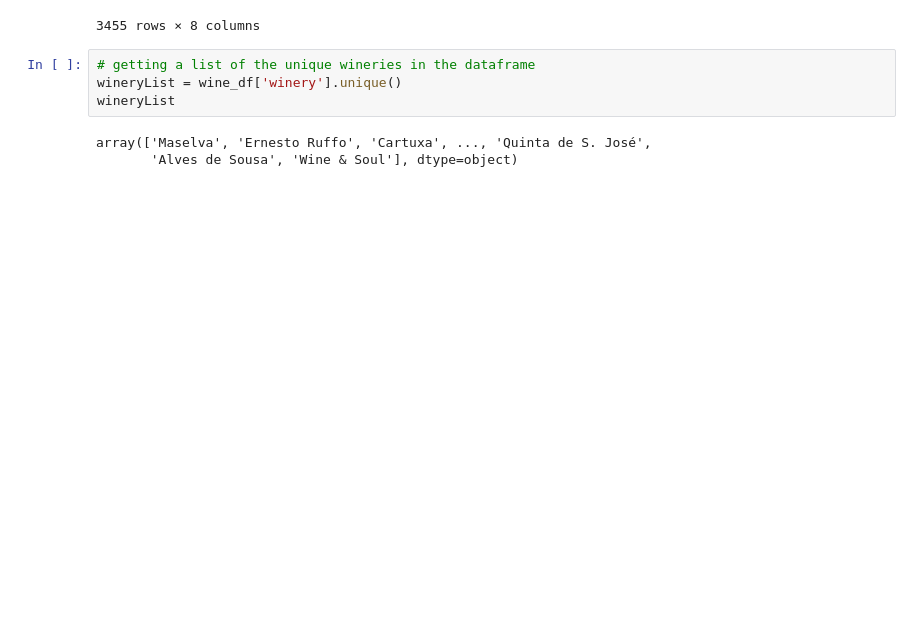
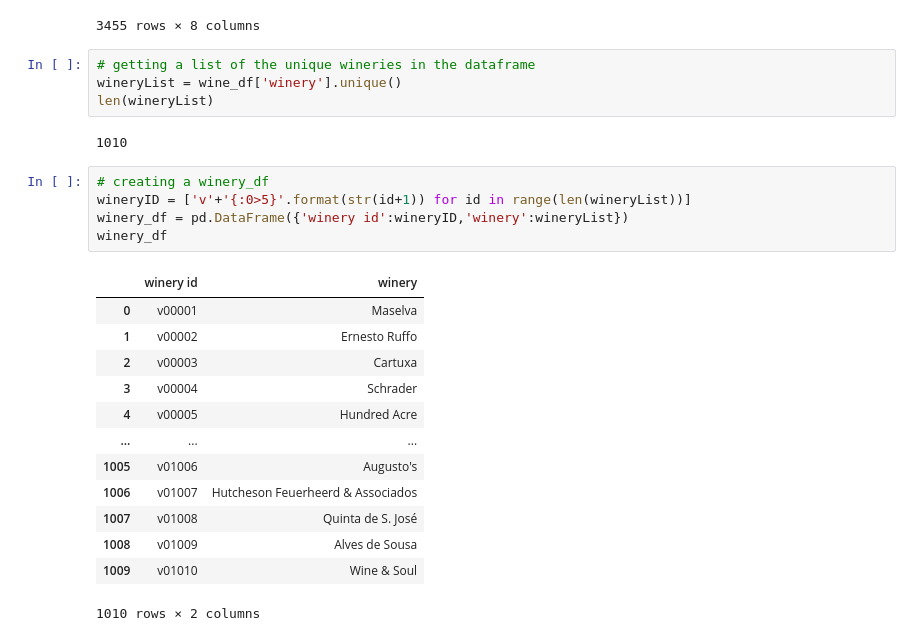
Before and after one commit to SantDRS/G3_Project3, a Jupyter notebook: starterCode.ipynb, the cells around one changed output. Drawn from its saved outputs; the diff is of its cells as text; blank space fills up the shorter version.

```diff
--- a/starterCode.ipynb
+++ b/starterCode.ipynb
@@ -191,10 +191,28 @@ wine_df
 # %%
 # getting a list of the unique wineries in the dataframe
 wineryList = wine_df['winery'].unique()
-wineryList
+len(wineryList)
 # %% [output]
-array(['Maselva', 'Ernesto Ruffo', 'Cartuxa', ..., 'Quinta de S. José',
-       'Alves de Sousa', 'Wine & Soul'], dtype=object)
+1010
+# %%
+# creating a winery_df
+wineryID = ['v'+'{:0>5}'.format(str(id+1)) for id in range(len(wineryList))]
+winery_df = pd.DataFrame({'winery id':wineryID,'winery':wineryList})
+winery_df
+# %% [output]
+|  | winery id | winery |
+| 0 | v00001 | Maselva |
+| 1 | v00002 | Ernesto Ruffo |
+| 2 | v00003 | Cartuxa |
+| 3 | v00004 | Schrader |
+| 4 | v00005 | Hundred Acre |
+| ... | ... | ... |
+| 1005 | v01006 | Augusto's |
+| 1006 | v01007 | Hutcheson Feuerheerd & Associados |
+| 1007 | v01008 | Quinta de S. José |
+| 1008 | v01009 | Alves de Sousa |
+| 1009 | v01010 | Wine & Soul |
+1010 rows × 2 columns
 # %%
 #getting a list of the unique countries in the dataframe
 countryList = wine_df['country'].unique()
```
Also changed, not shown: parts of 6 cells of this notebook.
